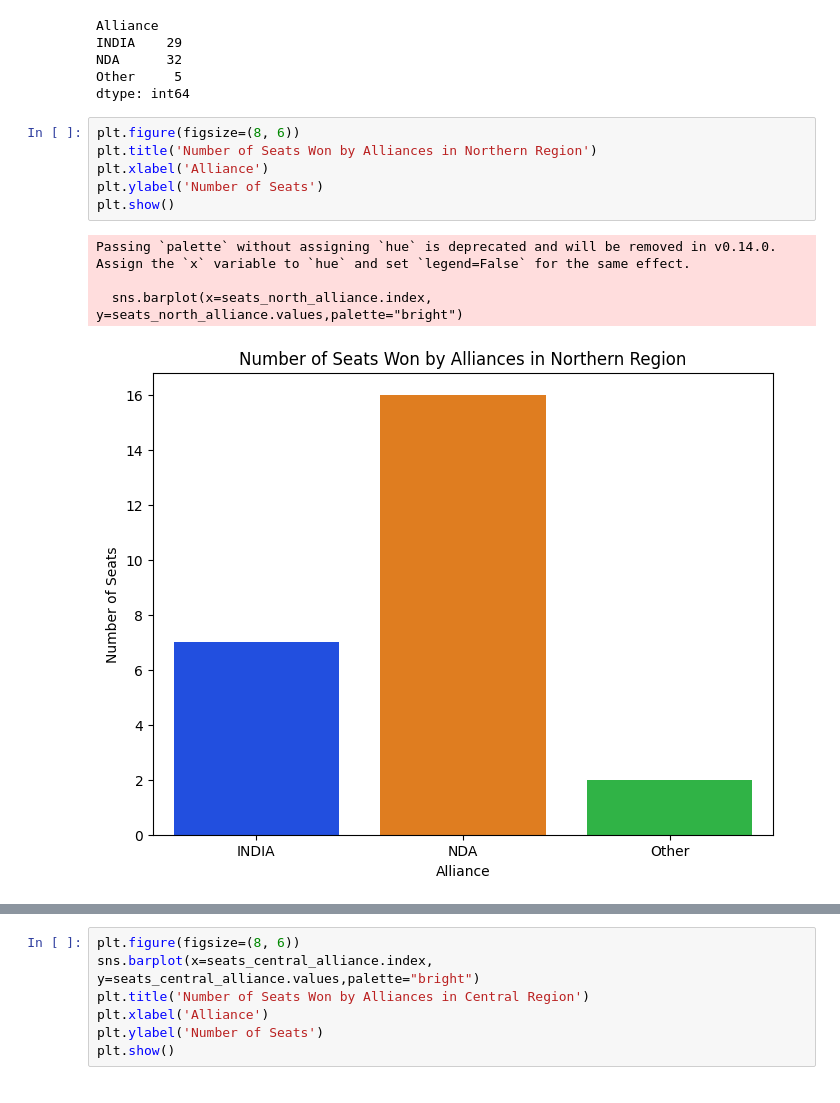
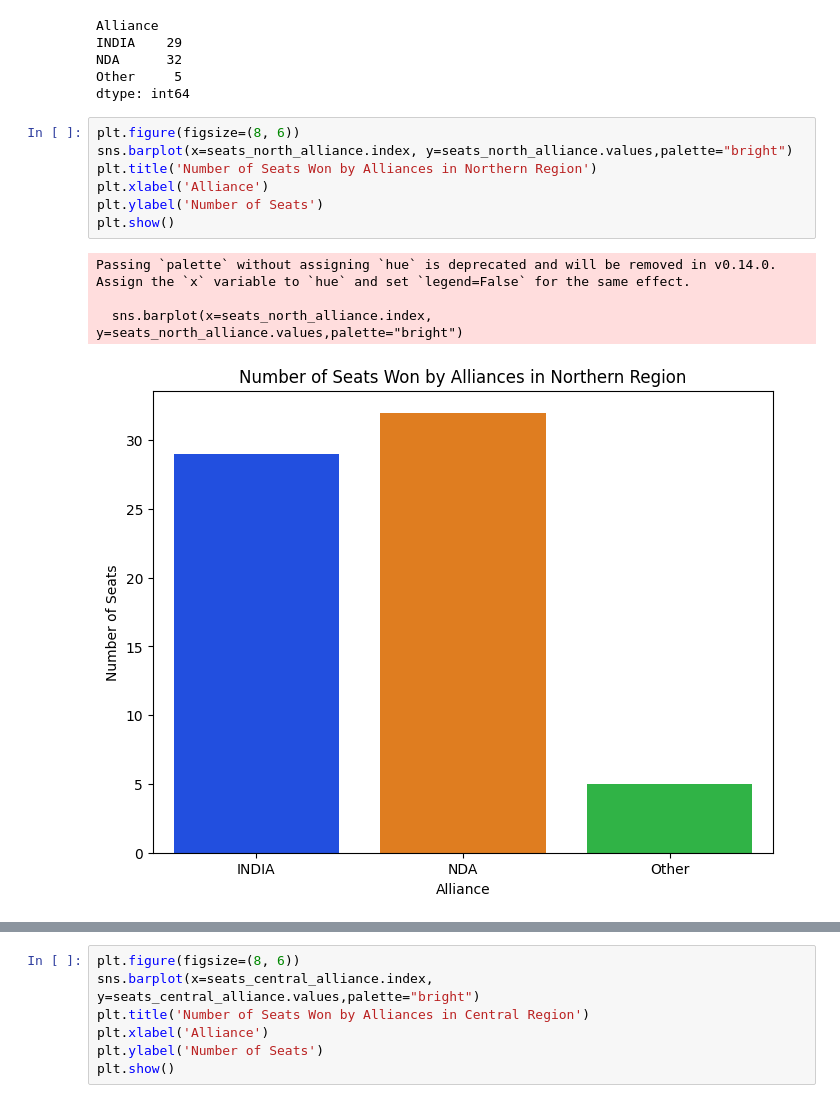
Before and after one commit to GHUB-arnav-10/LS_Results_Analysis, a Jupyter notebook: LS_analysis_by_REGIONS.ipynb, the cells around one changed output, grey strips where cells are left out. Drawn from its saved outputs; the diff is of its cells as text.

```diff
--- a/LS_analysis_by_REGIONS.ipynb
+++ b/LS_analysis_by_REGIONS.ipynb
@@ -128,15 +128,16 @@ Other     5
 dtype: int64
 # %%
 plt.figure(figsize=(8, 6))
+sns.barplot(x=seats_north_alliance.index, y=seats_north_alliance.values,palette="bright")
 plt.title('Number of Seats Won by Alliances in Northern Region')
 plt.xlabel('Alliance')
 plt.ylabel('Number of Seats')
 plt.show()
 # %% [output]
 Passing `palette` without assigning `hue` is deprecated and will be removed in v0.14.0. Assign the `x` variable to `hue` and set `legend=False` for the same effect.
 
   sns.barplot(x=seats_north_alliance.index, y=seats_north_alliance.values,palette="bright")
-[figure, old version]
+[figure, new version]
 # %%
 ##North East:
 seats_in_northeast= results[results['Region']=='North_Eastern']
```
Also changed, not shown: parts of 3 cells of this notebook.
